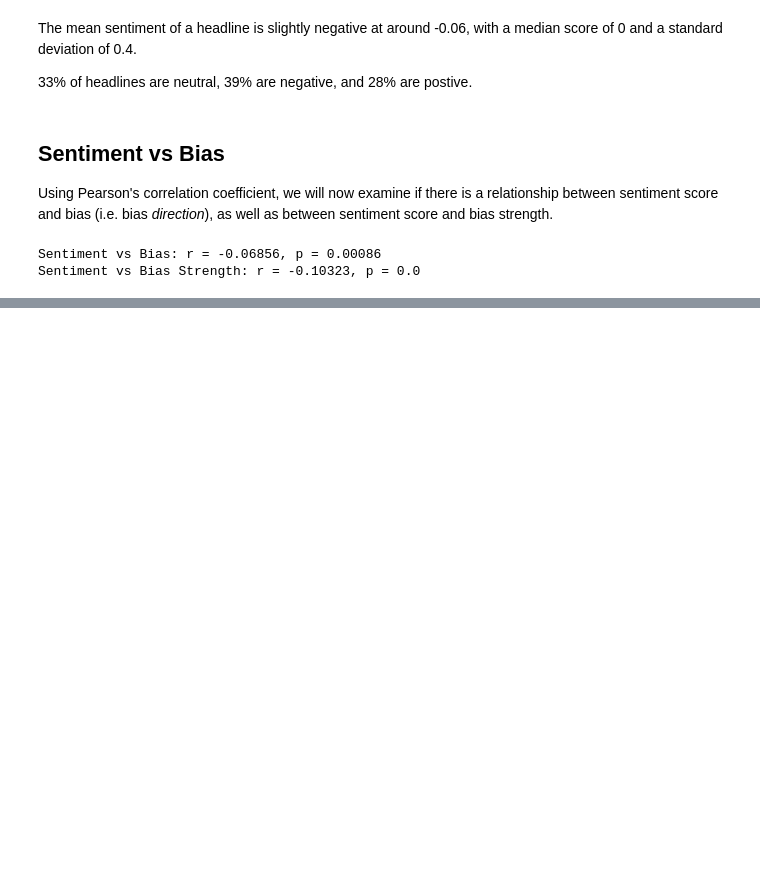
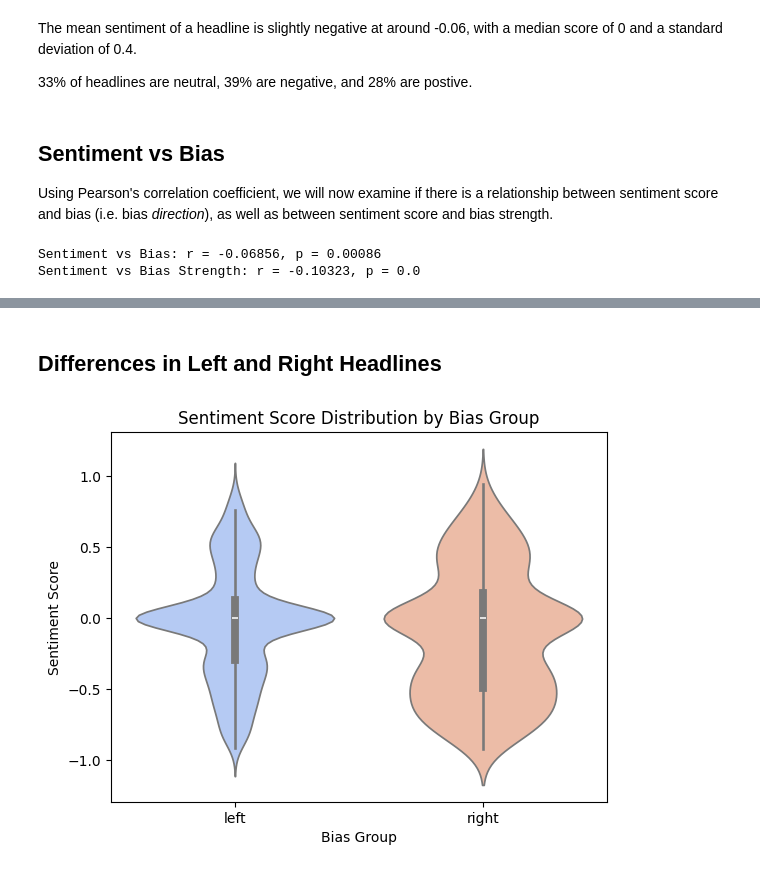
Before and after one commit to Joshua-Byrd/HeadlineAnalysis, a Jupyter notebook: notebooks/headline_analysis.ipynb, the cells around one changed output, grey strips where cells are left out. Cells and saved outputs as stored; diff of their text form; code cells hidden in the pictures; blank space fills up the shorter version.

```diff
--- a/notebooks/headline_analysis.ipynb
+++ b/notebooks/headline_analysis.ipynb
@@ -285,0 +299,10 @@ Therefore, based on these results, we conclude that There is no meaningful relat
+# %% [markdown]
+## Differences in Left and Right Headlines
+# %%
+sns.violinplot(data=df, x="bias_group", y="sentiment_score", inner="box", hue="bias_group", palette="coolwarm", legend=False)
+plt.title("Sentiment Score Distribution by Bias Group")
+plt.xlabel("Bias Group")
+plt.ylabel("Sentiment Score")
+plt.show()
+# %% [output]
+[figure, added]
```
Also changed, not shown: parts of 7 cells of this notebook.
